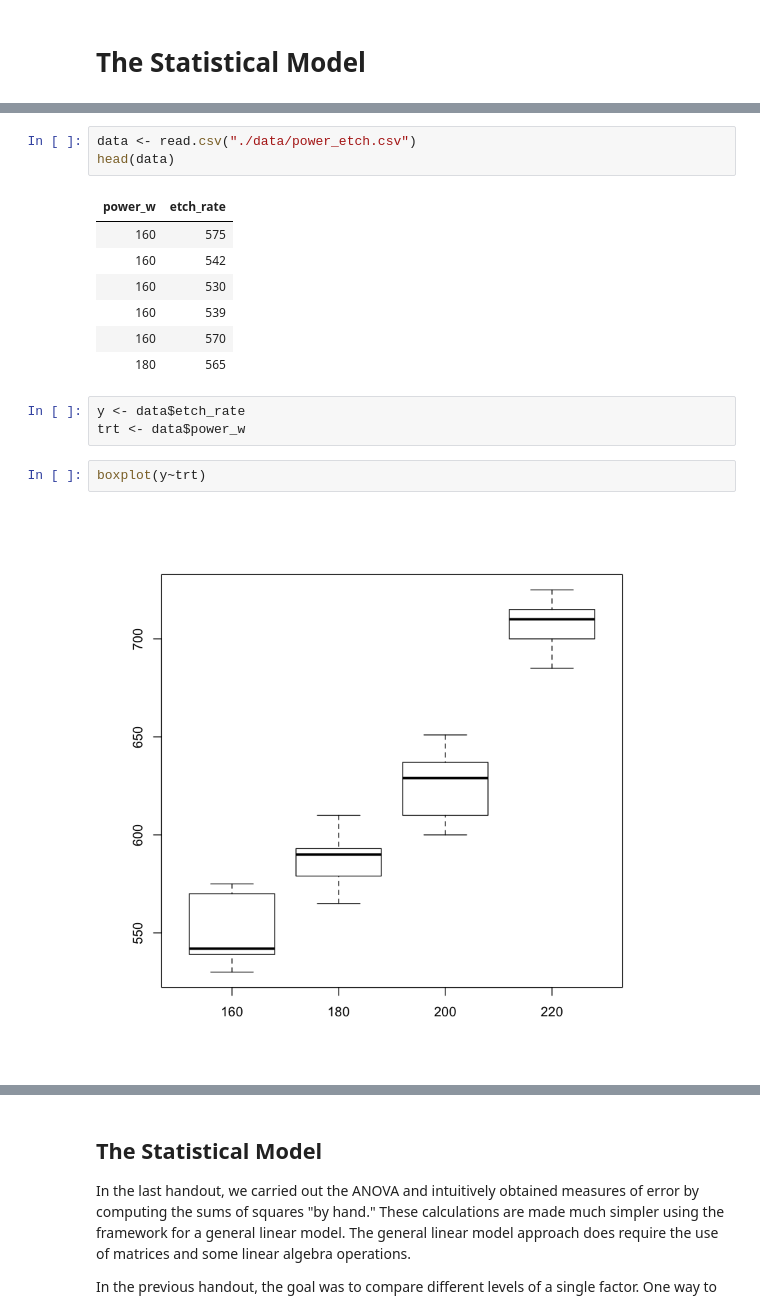
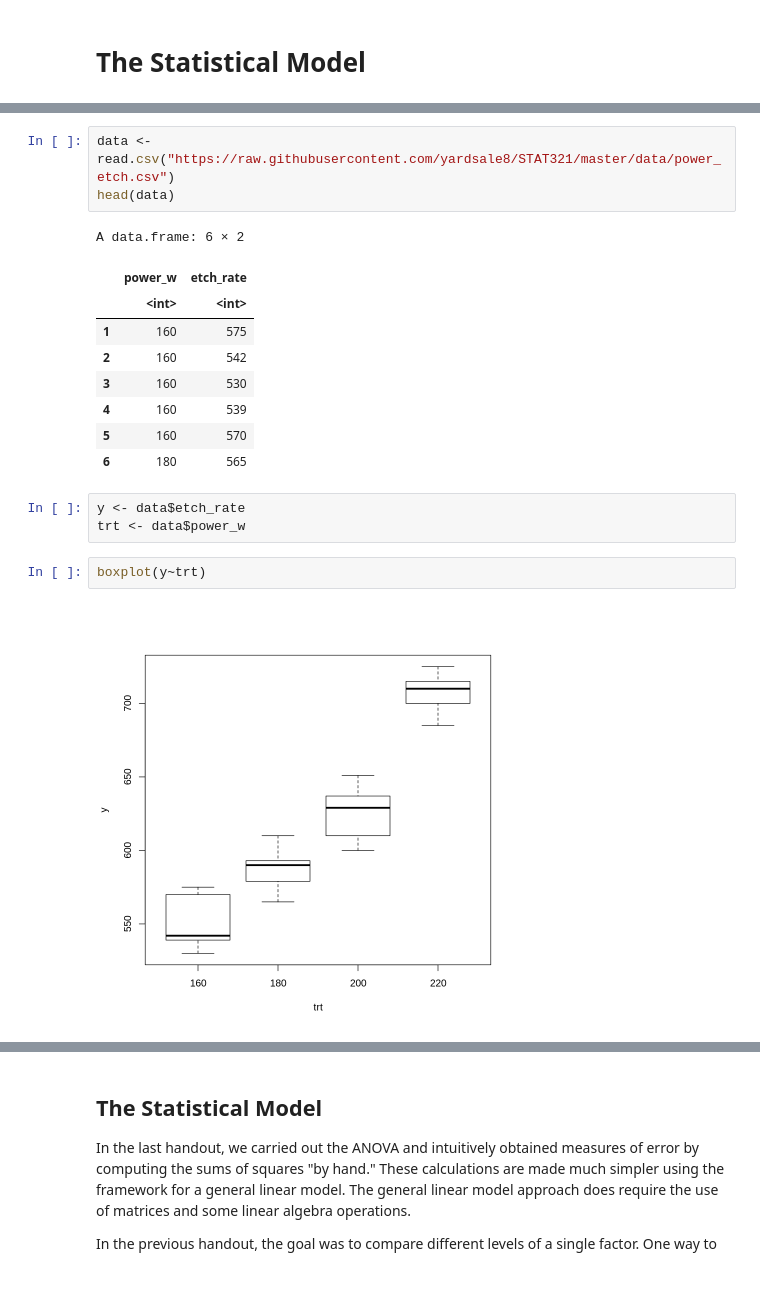
Before and after one commit to yardsale8/STAT321, a Jupyter notebook: the_statistical_model.ipynb, the cells around one changed output, grey strips where cells are left out. Drawn from its saved outputs; the diff is of its cells as text; blank space fills up the shorter version.

```diff
--- a/the_statistical_model.ipynb
+++ b/the_statistical_model.ipynb
@@ -12,21 +12,23 @@ goal is to make comparisons across the power settings.
 # %%
-data <- read.csv("./data/power_etch.csv")
+data <- read.csv("https://raw.githubusercontent.com/yardsale8/STAT321/master/data/power_etch.csv")
 head(data)
 # %% [output]
+A data.frame: 6 × 2
-| power_w | etch_rate |
-| 160 | 575 |
-| 160 | 542 |
-| 160 | 530 |
-| 160 | 539 |
-| 160 | 570 |
-| 180 | 565 |
+|  | power_w | etch_rate |
+|  | <int> | <int> |
+| 1 | 160 | 575 |
+| 2 | 160 | 542 |
+| 3 | 160 | 530 |
+| 4 | 160 | 539 |
+| 5 | 160 | 570 |
+| 6 | 180 | 565 |
 # %%
 y <- data$etch_rate
 trt <- data$power_w
 # %%
 boxplot(y~trt)
 # %% [output]
-[figure, old version]
+[figure, new version]
 # %%
 group_means = aggregate(etch_rate~power_w, data=data, mean)
 group_means
```
Also changed, not shown: parts of 30 cells of this notebook.
